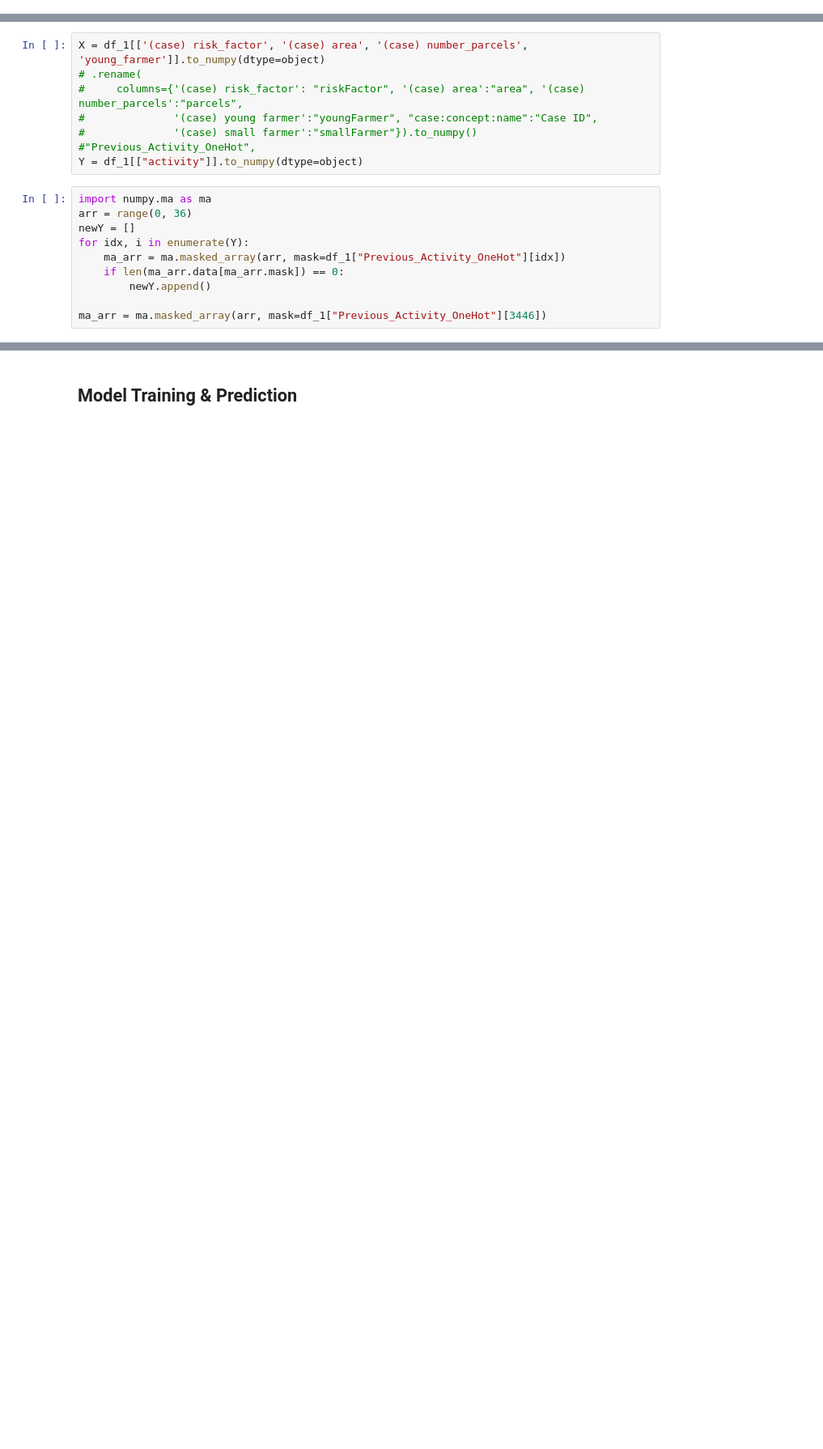
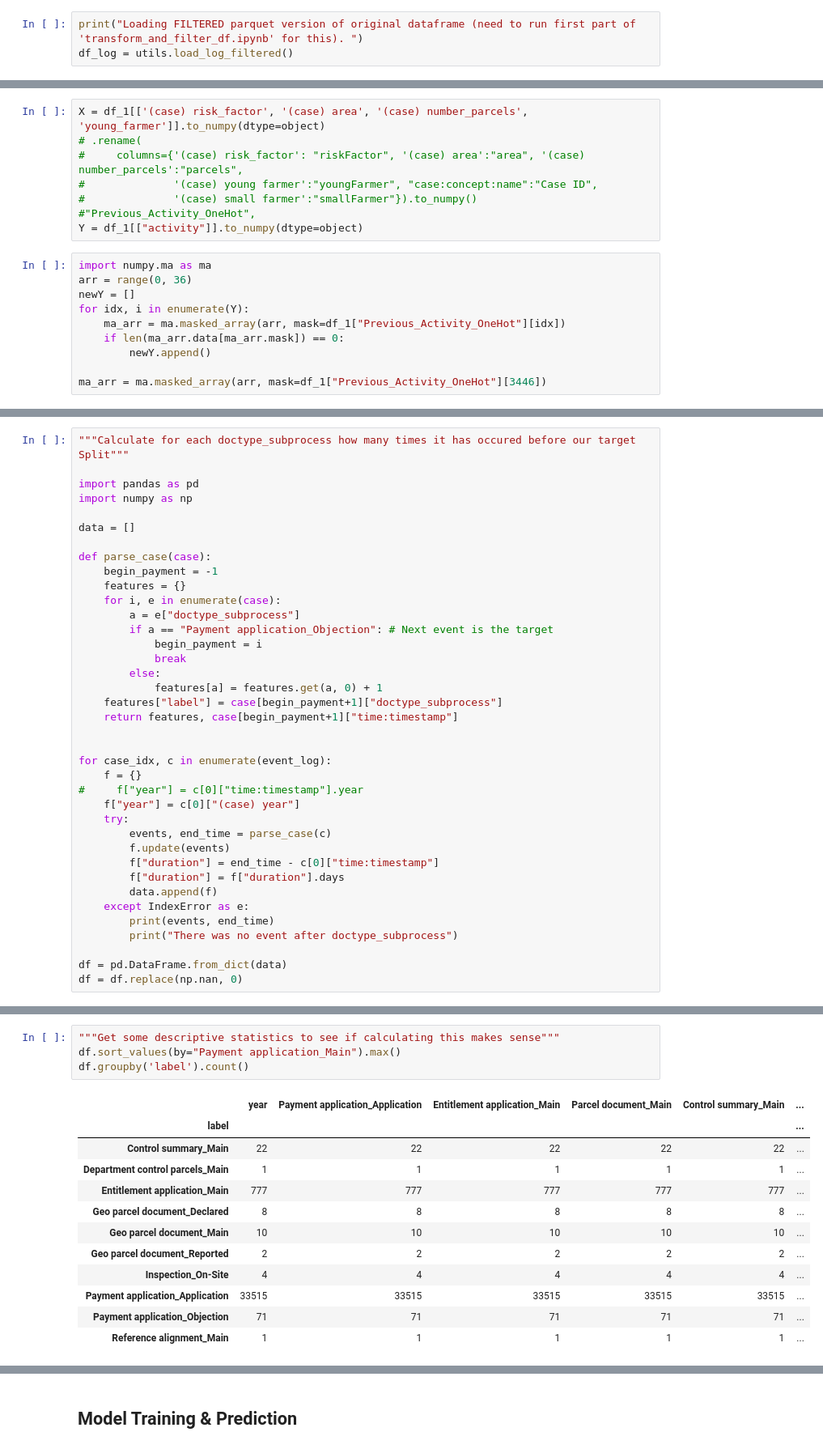
Before and after one commit to rowanarts/process-mining-assignment-2, a Jupyter notebook: Q4/Q4.ipynb, the cells around one changed output, grey strips where cells are left out. Shown at 81% size. Cells and saved outputs as stored; diff of their text form; blank space fills up the shorter version.

```diff
--- a/Q4/Q4.ipynb
+++ b/Q4/Q4.ipynb
@@ -175,3 +193,6 @@ One important task in customer journey optimization is    predicting the next ac
+# %%
+print("Loading FILTERED parquet version of original dataframe (need to run first part of 'transform_and_filter_df.ipynb' for this). ")
+df_log = utils.load_log_filtered()
 # %%
 print("Loading FILTERED parquet version of original dataframe (need to run first part of 'transform_and_filter_df.ipynb' for this). ")
 df = utils.load_parquet_filtered()
@@ -412,0 +424,38 @@ array([1.0, 3.4104, 3.0, 0.0], dtype=object)
+# %%
+"""Calculate for each doctype_subprocess how many times it has occured before our target Split"""
+
+import pandas as pd
+import numpy as np
+
+data = []
+
+def parse_case(case):
+    begin_payment = -1
+    features = {}
+    for i, e in enumerate(case):
+        a = e["doctype_subprocess"]
+        if a == "Payment application_Objection": # Next event is the target
+            begin_payment = i
+            break
+        else:
+            features[a] = features.get(a, 0) + 1
+    features["label"] = case[begin_payment+1]["doctype_subprocess"]
+    return features, case[begin_payment+1]["time:timestamp"]
+
+
+for case_idx, c in enumerate(event_log):
+    f = {}
+#     f["year"] = c[0]["time:timestamp"].year
+    f["year"] = c[0]["(case) year"]
+    try:
+        events, end_time = parse_case(c)
+        f.update(events)
+        f["duration"] = end_time - c[0]["time:timestamp"]
+        f["duration"] = f["duration"].days
+        data.append(f)
+    except IndexError as e:
+        print(events, end_time)
+        print("There was no event after doctype_subprocess")
+
+df = pd.DataFrame.from_dict(data)
+df = df.replace(np.nan, 0)
@@ -412,0 +471,17 @@ array([1.0, 3.4104, 3.0, 0.0], dtype=object)
+# %%
+"""Get some descriptive statistics to see if calculating this makes sense"""
+df.sort_values(by="Payment application_Main").max()
+df.groupby('label').count()
+# %% [output]
+|  | year | Payment application_Application | Entitlement application_Main | Parcel document_Main | Control summary_Main | ... |
+| label |  |  |  |  |  | ... |
+| Control summary_Main | 22 | 22 | 22 | 22 | 22 | ... |
+| Department control parcels_Main | 1 | 1 | 1 | 1 | 1 | ... |
+| Entitlement application_Main | 777 | 777 | 777 | 777 | 777 | ... |
+| Geo parcel document_Declared | 8 | 8 | 8 | 8 | 8 | ... |
+| Geo parcel document_Main | 10 | 10 | 10 | 10 | 10 | ... |
+| Geo parcel document_Reported | 2 | 2 | 2 | 2 | 2 | ... |
+| Inspection_On-Site | 4 | 4 | 4 | 4 | 4 | ... |
+| Payment application_Application | 33515 | 33515 | 33515 | 33515 | 33515 | ... |
+| Payment application_Objection | 71 | 71 | 71 | 71 | 71 | ... |
+| Reference alignment_Main | 1 | 1 | 1 | 1 | 1 | ... |
```
Also changed, not shown: parts of 44 cells of this notebook, 25 other files.
